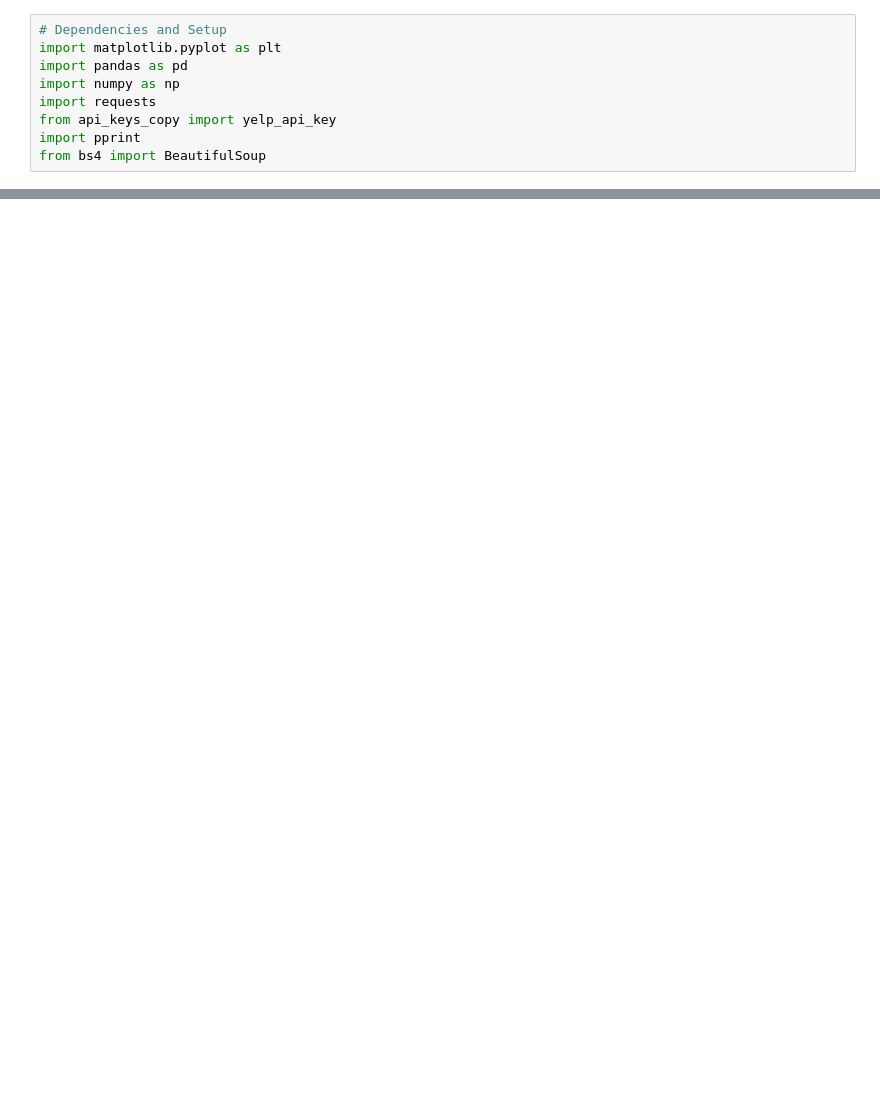
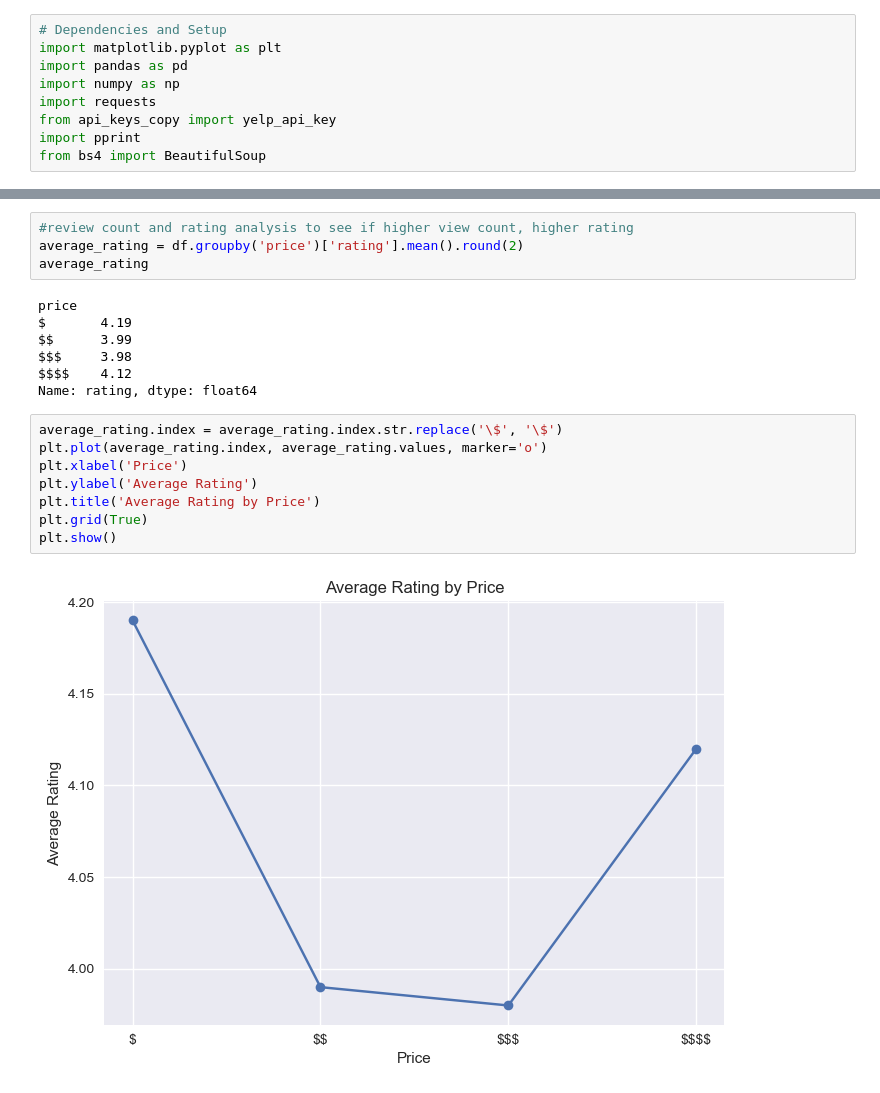
Before and after one commit to Weitongcai/Project-3, a Jupyter notebook: Project 3 - Mia/category.ipynb, the cells around one changed output, grey strips where cells are left out. Cells and saved outputs as stored; diff of their text form; blank space fills up the shorter version.

```diff
--- a/Project 3 - Mia/category.ipynb
+++ b/Project 3 - Mia/category.ipynb
@@ -147,0 +218,21 @@ plt.show()
+# %%
+#review count and rating analysis to see if higher view count, higher rating
+average_rating = df.groupby('price')['rating'].mean().round(2)
+average_rating
+# %% [output]
+price
+$       4.19
+$$      3.99
+$$$     3.98
+$$$$    4.12
+Name: rating, dtype: float64
+# %%
+average_rating.index = average_rating.index.str.replace('\$', '\$')
+plt.plot(average_rating.index, average_rating.values, marker='o')
+plt.xlabel('Price')
+plt.ylabel('Average Rating')
+plt.title('Average Rating by Price')
+plt.grid(True)
+plt.show()
+# %% [output]
+[figure, added]
```
Also changed, not shown: parts of 14 cells of this notebook.
